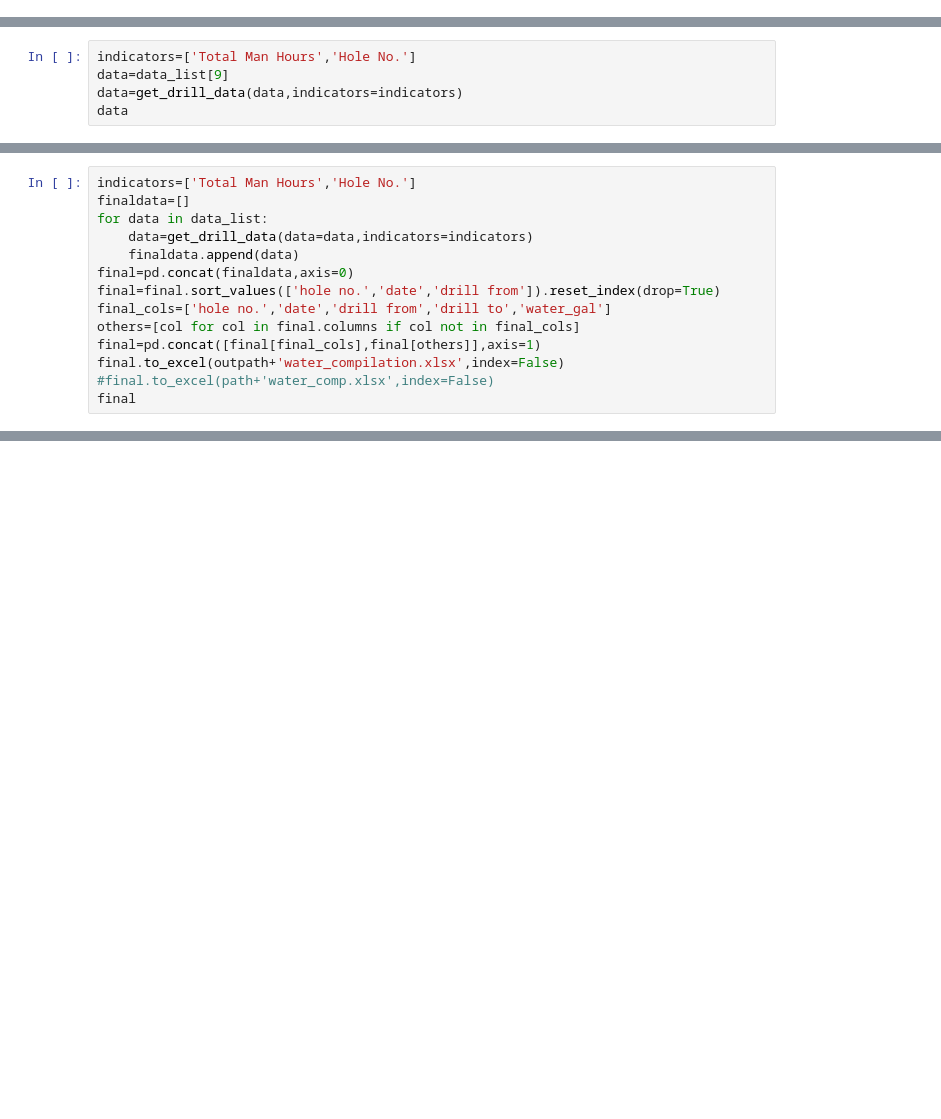
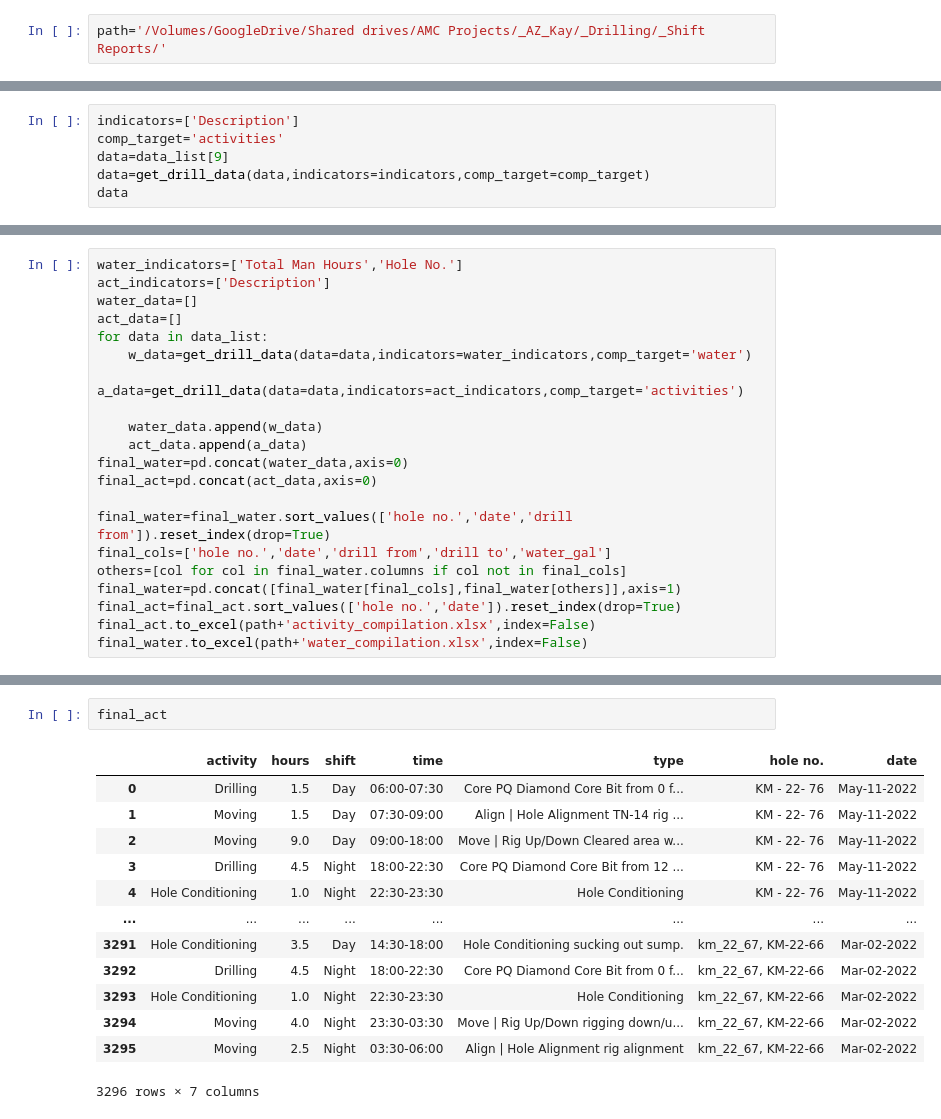
Before and after one commit to amundsentech/kay_dailies, a Jupyter notebook: Scratchpaper water.ipynb, the cells around one changed output, grey strips where cells are left out. Saved outputs shown, nothing was run; the diff lists cells and outputs as text; blank space fills up the shorter version.

```diff
--- a/Scratchpaper water.ipynb
+++ b/Scratchpaper water.ipynb
@@ -22 +10,3 @@ outpath='/Volumes/GoogleDrive/.shortcut-targets-by-id/1xHA5m-2dwe0KOe-jjN3ip_nxW
+# %%
+path='/Volumes/GoogleDrive/Shared drives/AMC Projects/_AZ_Kay/_Drilling/_Shift Reports/'
 # %%
@@ -151,6 +179,7 @@ def get_drill_data(data,indicators):
     return clean_data
 # %%
-indicators=['Total Man Hours','Hole No.']
+indicators=['Description']
+comp_target='activities'
 data=data_list[9]
-data=get_drill_data(data,indicators=indicators)
+data=get_drill_data(data,indicators=indicators,comp_target=comp_target)
 data
@@ -157,14 +200,21 @@ data
 # %%
-indicators=['Total Man Hours','Hole No.']
-finaldata=[]
+water_indicators=['Total Man Hours','Hole No.']
+act_indicators=['Description']
+water_data=[]
+act_data=[]
 for data in data_list:
-    data=get_drill_data(data=data,indicators=indicators)
-    finaldata.append(data)
-final=pd.concat(finaldata,axis=0)
-final=final.sort_values(['hole no.','date','drill from']).reset_index(drop=True)
+    w_data=get_drill_data(data=data,indicators=water_indicators,comp_target='water')
+    a_data=get_drill_data(data=data,indicators=act_indicators,comp_target='activities')
+
+    water_data.append(w_data)
+    act_data.append(a_data)
+final_water=pd.concat(water_data,axis=0)
+final_act=pd.concat(act_data,axis=0)
+
+final_water=final_water.sort_values(['hole no.','date','drill from']).reset_index(drop=True)
 final_cols=['hole no.','date','drill from','drill to','water_gal']
-others=[col for col in final.columns if col not in final_cols]
-final=pd.concat([final[final_cols],final[others]],axis=1)
-final.to_excel(outpath+'water_compilation.xlsx',index=False)
-#final.to_excel(path+'water_comp.xlsx',index=False)
-final
+others=[col for col in final_water.columns if col not in final_cols]
+final_water=pd.concat([final_water[final_cols],final_water[others]],axis=1)
+final_act=final_act.sort_values(['hole no.','date']).reset_index(drop=True)
+final_act.to_excel(path+'activity_compilation.xlsx',index=False)
+final_water.to_excel(path+'water_compilation.xlsx',index=False)
@@ -170,0 +239,16 @@ final
+# %%
+final_act
+# %% [output]
+|  | activity | hours | shift | time | type | hole no. | date |
+| 0 | Drilling | 1.5 | Day | 06:00-07:30 | Core PQ Diamond Core Bit from 0 f... | KM - 22- 76 | May-11-2022 |
+| 1 | Moving | 1.5 | Day | 07:30-09:00 | Align | Hole Alignment TN-14 rig ... | KM - 22- 76 | May-11-2022 |
+| 2 | Moving | 9.0 | Day | 09:00-18:00 | Move | Rig Up/Down Cleared area w... | KM - 22- 76 | May-11-2022 |
+| 3 | Drilling | 4.5 | Night | 18:00-22:30 | Core PQ Diamond Core Bit from 12 ... | KM - 22- 76 | May-11-2022 |
+| 4 | Hole Conditioning | 1.0 | Night | 22:30-23:30 | Hole Conditioning | KM - 22- 76 | May-11-2022 |
+| ... | ... | ... | ... | ... | ... | ... | ... |
+| 3291 | Hole Conditioning | 3.5 | Day | 14:30-18:00 | Hole Conditioning sucking out sump. | km_22_67, KM-22-66 | Mar-02-2022 |
+| 3292 | Drilling | 4.5 | Night | 18:00-22:30 | Core PQ Diamond Core Bit from 0 f... | km_22_67, KM-22-66 | Mar-02-2022 |
+| 3293 | Hole Conditioning | 1.0 | Night | 22:30-23:30 | Hole Conditioning | km_22_67, KM-22-66 | Mar-02-2022 |
+| 3294 | Moving | 4.0 | Night | 23:30-03:30 | Move | Rig Up/Down rigging down/u... | km_22_67, KM-22-66 | Mar-02-2022 |
+| 3295 | Moving | 2.5 | Night | 03:30-06:00 | Align | Hole Alignment rig alignment | km_22_67, KM-22-66 | Mar-02-2022 |
+3296 rows × 7 columns
```
Also changed, not shown: parts of 7 cells of this notebook, 4 other files.
